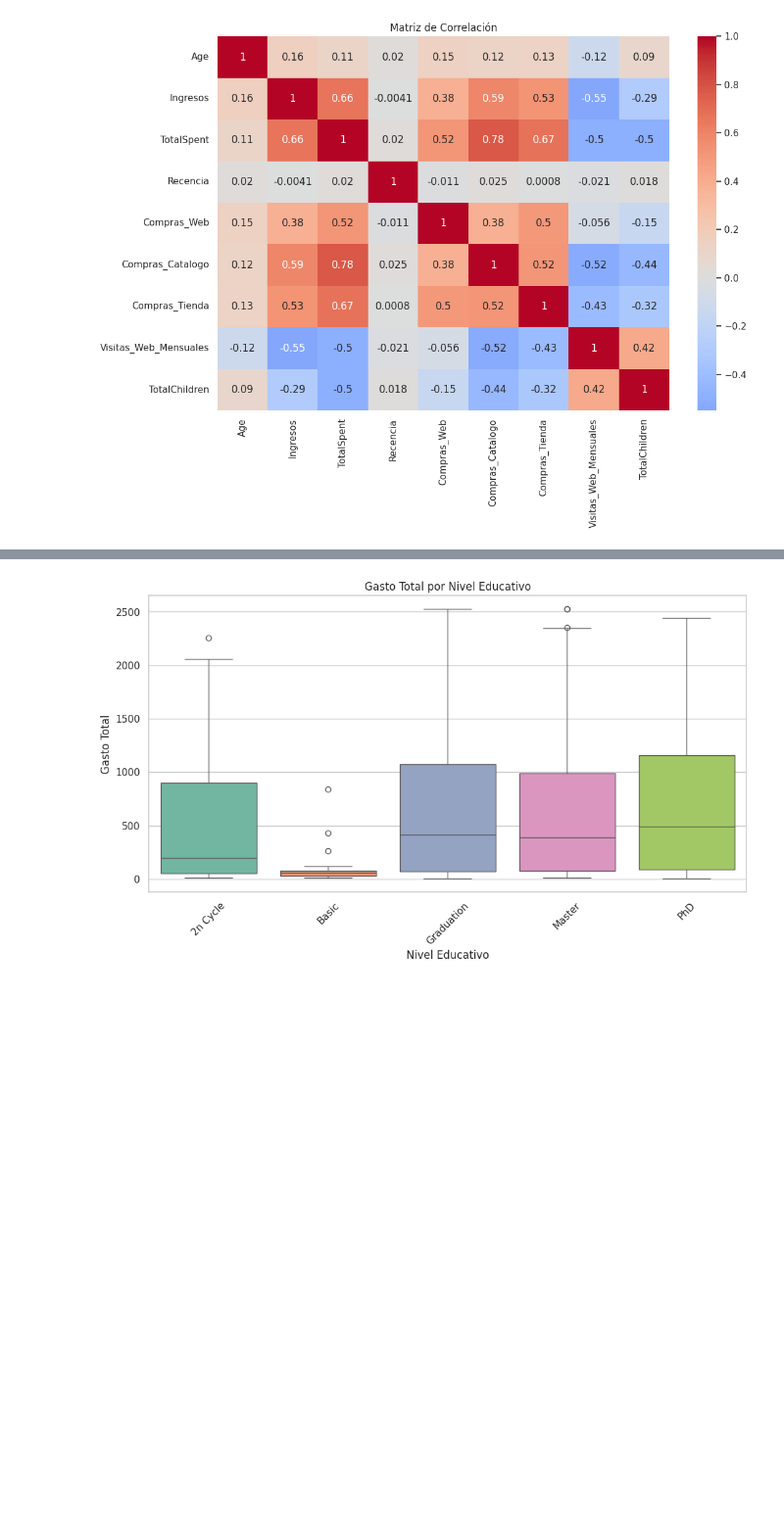
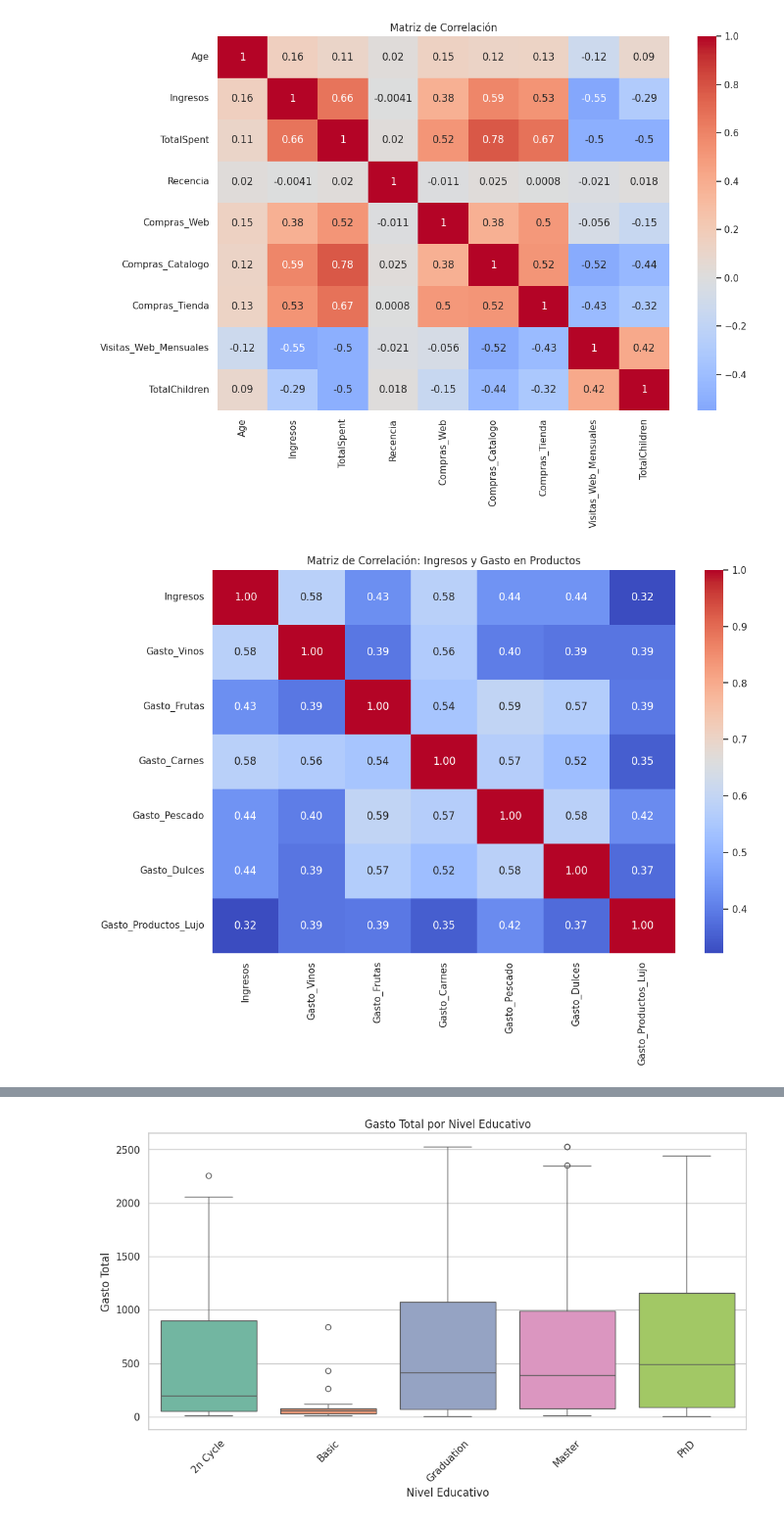
Before and after one commit to martinagonz/EvaluacionML, a Jupyter notebook: version2.ipynb, the cells around one changed output, grey strips where cells are left out. Shown at 98% size. Saved outputs shown, nothing was run; the diff lists cells and outputs as text; code cells hidden in the pictures; blank space fills up the shorter version.

```diff
--- a/version2.ipynb
+++ b/version2.ipynb
@@ -423,3 +423,20 @@ plt.title('Matriz de Correlación')
 plt.show()
 # %% [output]
 [figure]
+# %%
+import seaborn as sns
+import matplotlib.pyplot as plt
+
+# Seleccionar las columnas relevantes para la matriz de correlación
+cols_correlacion = ['Ingresos', 'Gasto_Vinos', 'Gasto_Frutas', 'Gasto_Carnes', 'Gasto_Pescado', 'Gasto_Dulces', 'Gasto_Productos_Lujo']
+
+# Calcular la matriz de correlación
+matriz_correlacion = df[cols_correlacion].corr()
+
+# Crear el mapa de calor (heatmap)
+plt.figure(figsize=(12, 8))  # Ajustar el tamaño de la figura si es necesario
+sns.heatmap(matriz_correlacion, annot=True, cmap='coolwarm', fmt=".2f")
+plt.title('Matriz de Correlación: Ingresos y Gasto en Productos')
+plt.show()
+# %% [output]
+[figure, added]
```
Also changed, not shown: parts of 5 cells of this notebook.
